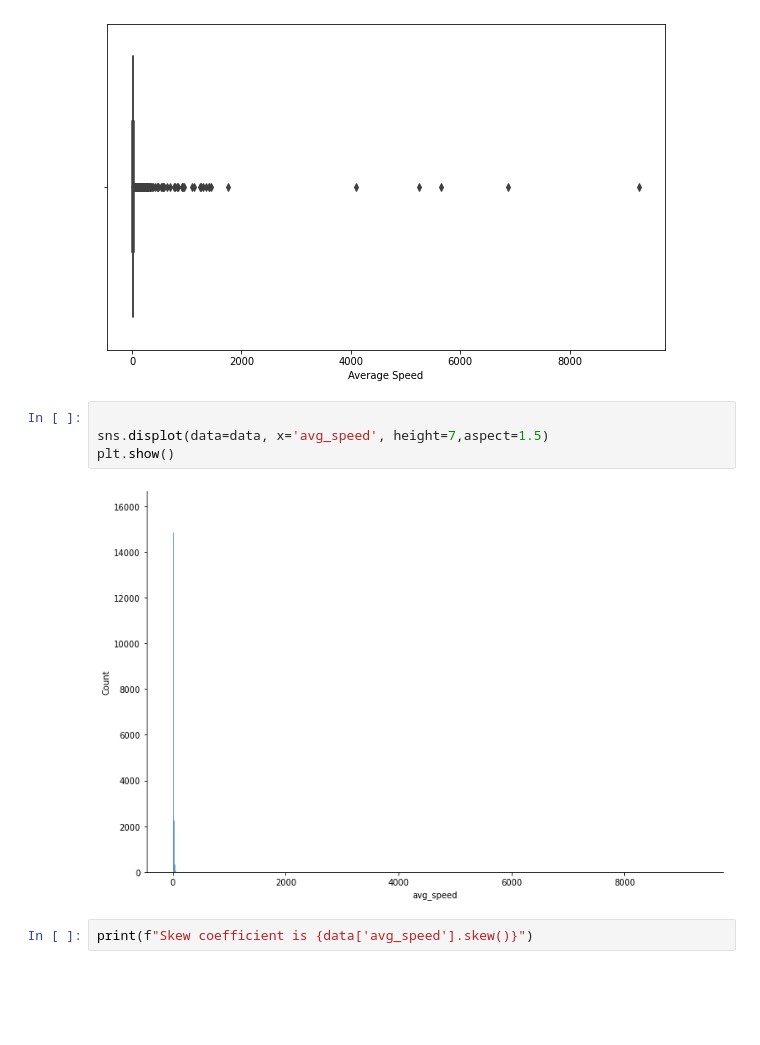
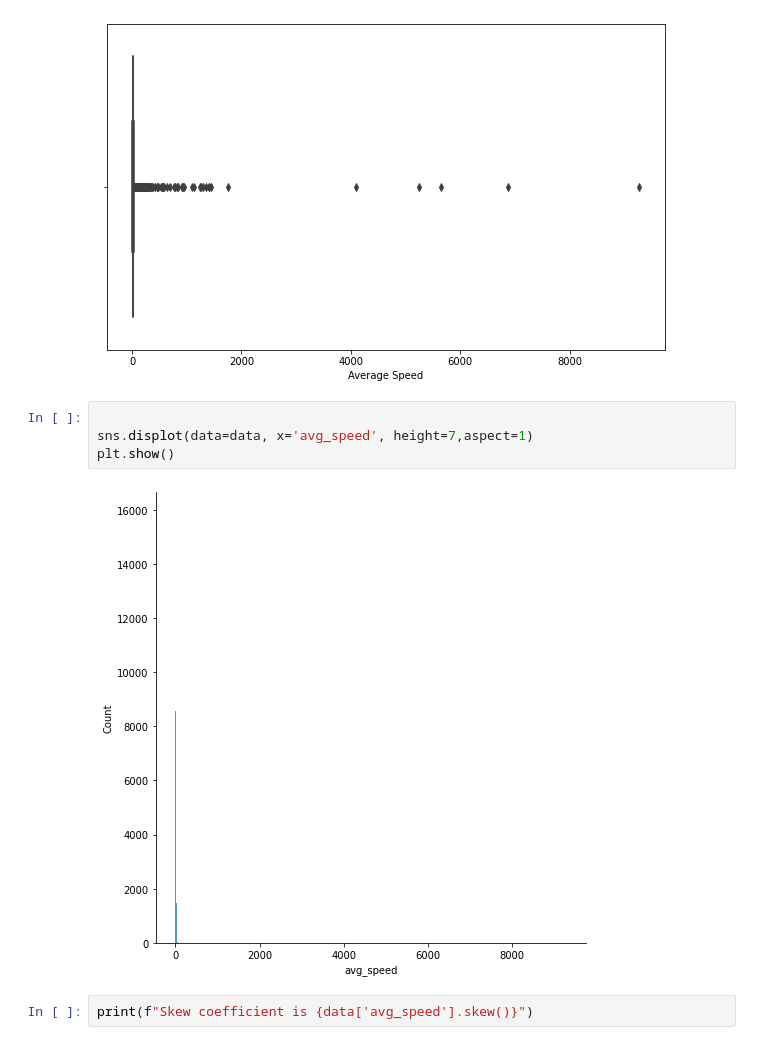
Before and after one commit to Kunaltembhare003/NYC-taxi-trip-time-Prediction, a Jupyter notebook: NYC_Taxi_Trip_Time_Prediction_Capstone_Project.ipynb, the cells around one changed output. Cells and saved outputs as stored; diff of their text form; blank space fills up the shorter version.

```diff
--- a/NYC_Taxi_Trip_Time_Prediction_Capstone_Project.ipynb
+++ b/NYC_Taxi_Trip_Time_Prediction_Capstone_Project.ipynb
@@ -334,10 +335,10 @@ plt.show()
 [figure]
 # %%
 
-sns.displot(data=data, x='avg_speed', height=7,aspect=1.5)
+sns.displot(data=data, x='avg_speed', height=7,aspect=1)
 plt.show()
 # %% [output]
-[figure, old version]
+[figure, new version]
 # %%
 print(f"Skew coefficient is {data['avg_speed'].skew()}")
 # %% [output]
```
Also changed, not shown: parts of 91 cells of this notebook.
